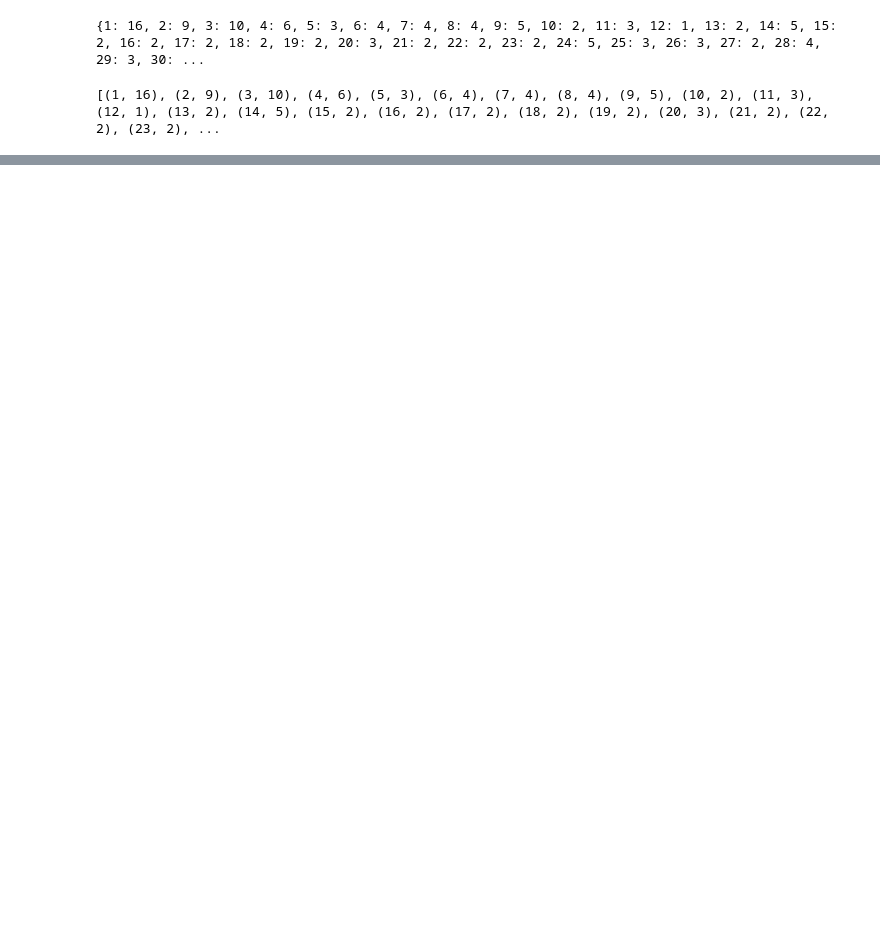
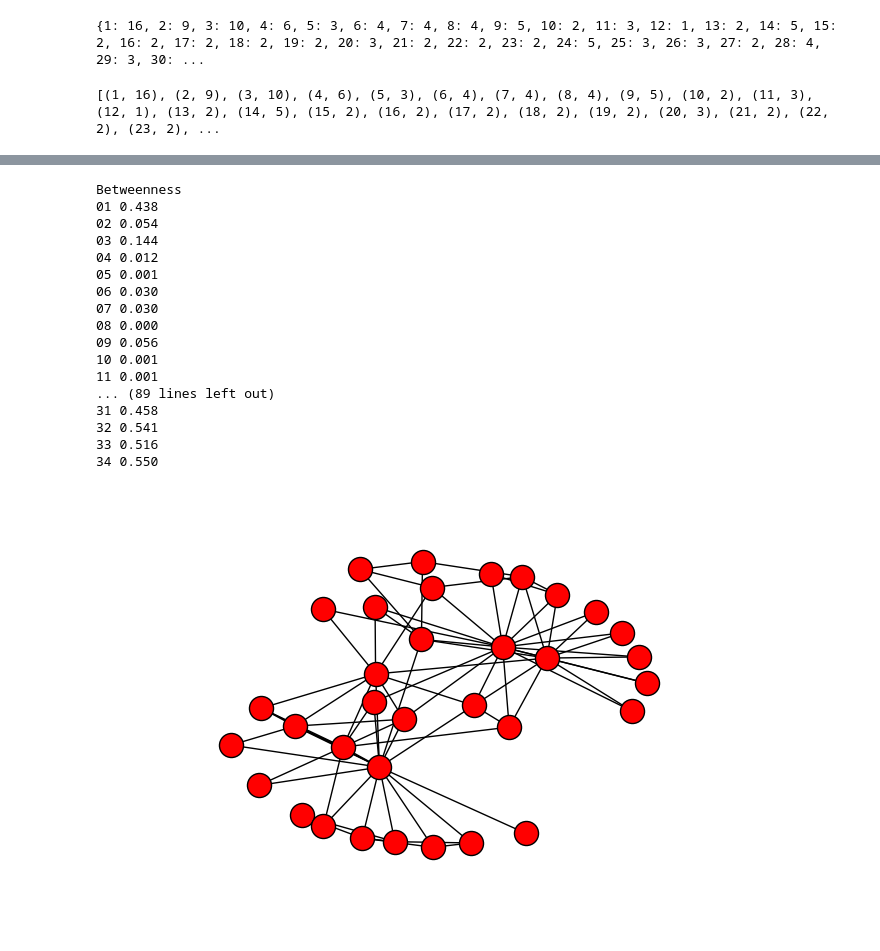
Before and after one commit to suchetamandal/influence_propagation_model, a Jupyter notebook: Karate Club Data .ipynb, the cells around one changed output, grey strips where cells are left out. Saved outputs shown, nothing was run; the diff lists cells and outputs as text; code cells hidden in the pictures; blank space fills up the shorter version.

```diff
--- a/Karate Club Data .ipynb
+++ b/Karate Club Data .ipynb
@@ -70,0 +107,37 @@ directed = graph.to_undirected();
+# %%
+print("Betweenness")
+b = nx.betweenness_centrality(graph)
+for v in graph.nodes():
+    print("%0.2d %5.3f" % (v, b[v]))
+
+print("Degree centrality")
+d = nx.degree_centrality(graph)
+for v in graph.nodes():
+    print("%0.2d %5.3f" % (v, d[v]))
+
+print("Closeness centrality")
+c = nx.closeness_centrality(graph)
+for v in graph.nodes():
+    print("%0.2d %5.3f" % (v, c[v]))
+
+nx.draw(graph)
+plt.show()
+# %% [output]
+Betweenness
+01 0.438
+02 0.054
+03 0.144
+04 0.012
+05 0.001
+06 0.030
+07 0.030
+08 0.000
+09 0.056
+10 0.001
+11 0.001
+... (89 lines left out)
+31 0.458
+32 0.541
+33 0.516
+34 0.550
+[figure, added]
```
Also changed, not shown: parts of 7 cells of this notebook, 3 other files.
